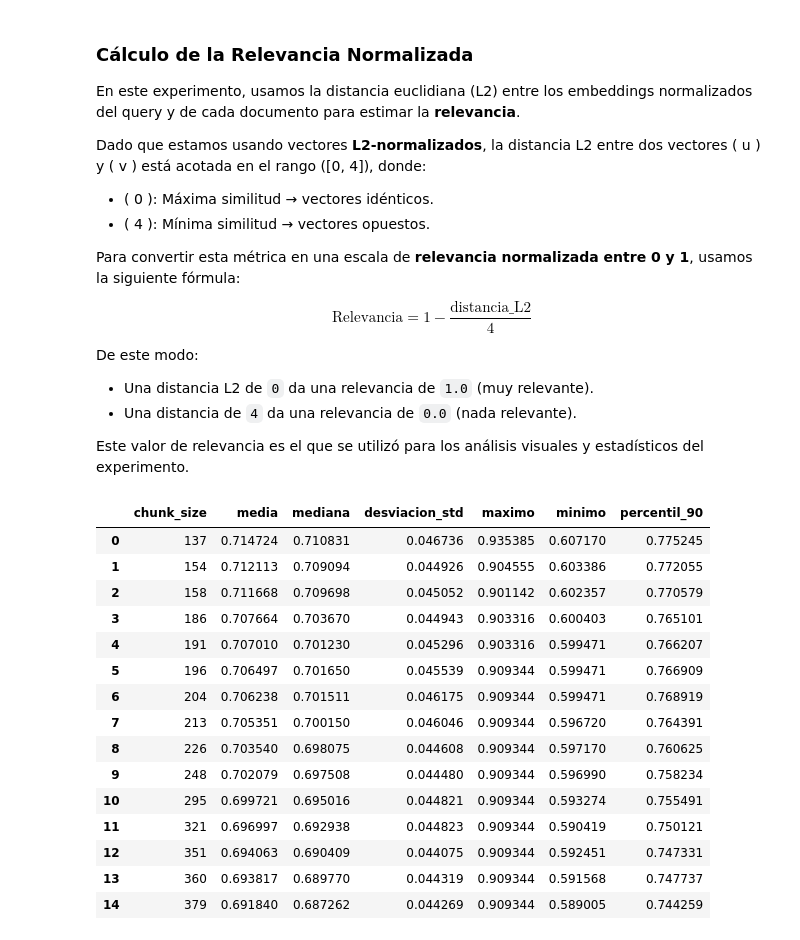
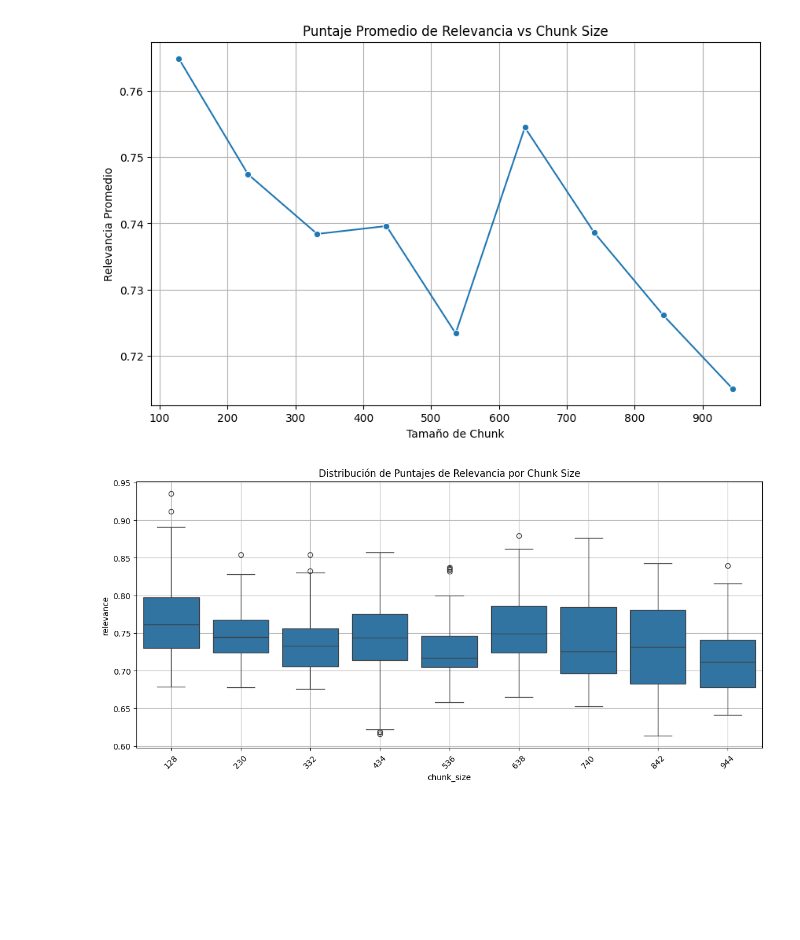
Before and after one commit to theleywin/CartaIA, a Jupyter notebook: src/experiments/chunk_size_optimization/conclusions.ipynb, the cells around one changed output. Cells and saved outputs as stored; diff of their text form; code cells hidden in the pictures; blank space fills up the shorter version.

```diff
--- a/src/experiments/chunk_size_optimization/conclusions.ipynb
+++ b/src/experiments/chunk_size_optimization/conclusions.ipynb
@@ -8,28 +28,26 @@ import pandas as pd
 import matplotlib.pyplot as plt
 import seaborn as sns
 import numpy as np
+from sklearn.metrics import precision_score, recall_score, f1_score
 
 with open("results.json", "r", encoding="utf-8") as f:
     data = json.load(f)
+
+filas = []
+for entrada in data:
+    size = entrada["size"]
+    for resultado in entrada["results"]:
+        query = resultado["query"]
+        scores = resultado["scores"]
+        for score_info in scores:
+            score = score_info["score"]
+            relevance = 1 - min(score, 4) / 4
+            filas.append({
+                "chunk_size": size,
+                "query": query,
+                "score": score,
+                "relevance": relevance,
+                "is_relevant": score_info["is_relevant"]
+            })
+
+df = pd.DataFrame(filas)
-# %% [markdown]
-### Cálculo de la Relevancia Normalizada
-
-En este experimento, usamos la distancia euclidiana (L2) entre los embeddings normalizados del query y de cada documento para estimar la **relevancia**.
-
-Dado que estamos usando vectores **L2-normalizados**, la distancia L2 entre dos vectores \( u \) y \( v \) está acotada en el rango \([0, 4]\), donde:
-
-- \( 0 \): Máxima similitud → vectores idénticos.
-- \( 4 \): Mínima similitud → vectores opuestos.
-
-Para convertir esta métrica en una escala de **relevancia normalizada entre 0 y 1**, usamos la siguiente fórmula:
-
-$$
-\text{Relevancia} = 1 - \frac{\text{distancia\_L2}}{4}
-$$
-
-De este modo:
-
-- Una distancia L2 de `0` da una relevancia de `1.0` (muy relevante).
-- Una distancia de `4` da una relevancia de `0.0` (nada relevante).
-
-Este valor de relevancia es el que se utilizó para los análisis visuales y estadísticos del experimento.
@@ -53,29 +54,27 @@ df = pd.DataFrame(filas)
 # %%
 agrupado = df.groupby("chunk_size").agg(
     media=("relevance", "mean"),
     mediana=("relevance", "median"),
     desviacion_std=("relevance", "std"),
     maximo=("relevance", "max"),
     minimo=("relevance", "min"),
     percentil_90=("relevance", lambda x: np.percentile(x, 90))
 ).reset_index()
 
-agrupado.sort_values("media", ascending=True)
-agrupado.head(15)
+plt.figure(figsize=(10, 6))
+sns.lineplot(data=agrupado, x="chunk_size", y="media", marker="o")
+plt.title("Puntaje Promedio de Relevancia vs Chunk Size")
+plt.xlabel("Tamaño de Chunk")
+plt.ylabel("Relevancia Promedio")
+plt.grid(True)
+plt.show()
+
+plt.figure(figsize=(14, 6))
+sns.boxplot(data=df, x="chunk_size", y="relevance")
+plt.title("Distribución de Puntajes de Relevancia por Chunk Size")
+plt.xticks(rotation=45)
+plt.grid(True)
+plt.show()
 # %% [output]
-|  | chunk_size | media | mediana | desviacion_std | maximo | minimo | percentil_90 |
-| 0 | 137 | 0.714724 | 0.710831 | 0.046736 | 0.935385 | 0.607170 | 0.775245 |
-| 1 | 154 | 0.712113 | 0.709094 | 0.044926 | 0.904555 | 0.603386 | 0.772055 |
-| 2 | 158 | 0.711668 | 0.709698 | 0.045052 | 0.901142 | 0.602357 | 0.770579 |
-| 3 | 186 | 0.707664 | 0.703670 | 0.044943 | 0.903316 | 0.600403 | 0.765101 |
-| 4 | 191 | 0.707010 | 0.701230 | 0.045296 | 0.903316 | 0.599471 | 0.766207 |
-| 5 | 196 | 0.706497 | 0.701650 | 0.045539 | 0.909344 | 0.599471 | 0.766909 |
-| 6 | 204 | 0.706238 | 0.701511 | 0.046175 | 0.909344 | 0.599471 | 0.768919 |
-| 7 | 213 | 0.705351 | 0.700150 | 0.046046 | 0.909344 | 0.596720 | 0.764391 |
-| 8 | 226 | 0.703540 | 0.698075 | 0.044608 | 0.909344 | 0.597170 | 0.760625 |
-| 9 | 248 | 0.702079 | 0.697508 | 0.044480 | 0.909344 | 0.596990 | 0.758234 |
-| 10 | 295 | 0.699721 | 0.695016 | 0.044821 | 0.909344 | 0.593274 | 0.755491 |
-| 11 | 321 | 0.696997 | 0.692938 | 0.044823 | 0.909344 | 0.590419 | 0.750121 |
-| 12 | 351 | 0.694063 | 0.690409 | 0.044075 | 0.909344 | 0.592451 | 0.747331 |
-| 13 | 360 | 0.693817 | 0.689770 | 0.044319 | 0.909344 | 0.591568 | 0.747737 |
-| 14 | 379 | 0.691840 | 0.687262 | 0.044269 | 0.909344 | 0.589005 | 0.744259 |
+[figure, added]
+[figure, added]
```
Also changed, not shown: parts of 8 cells of this notebook, 2 other files.
